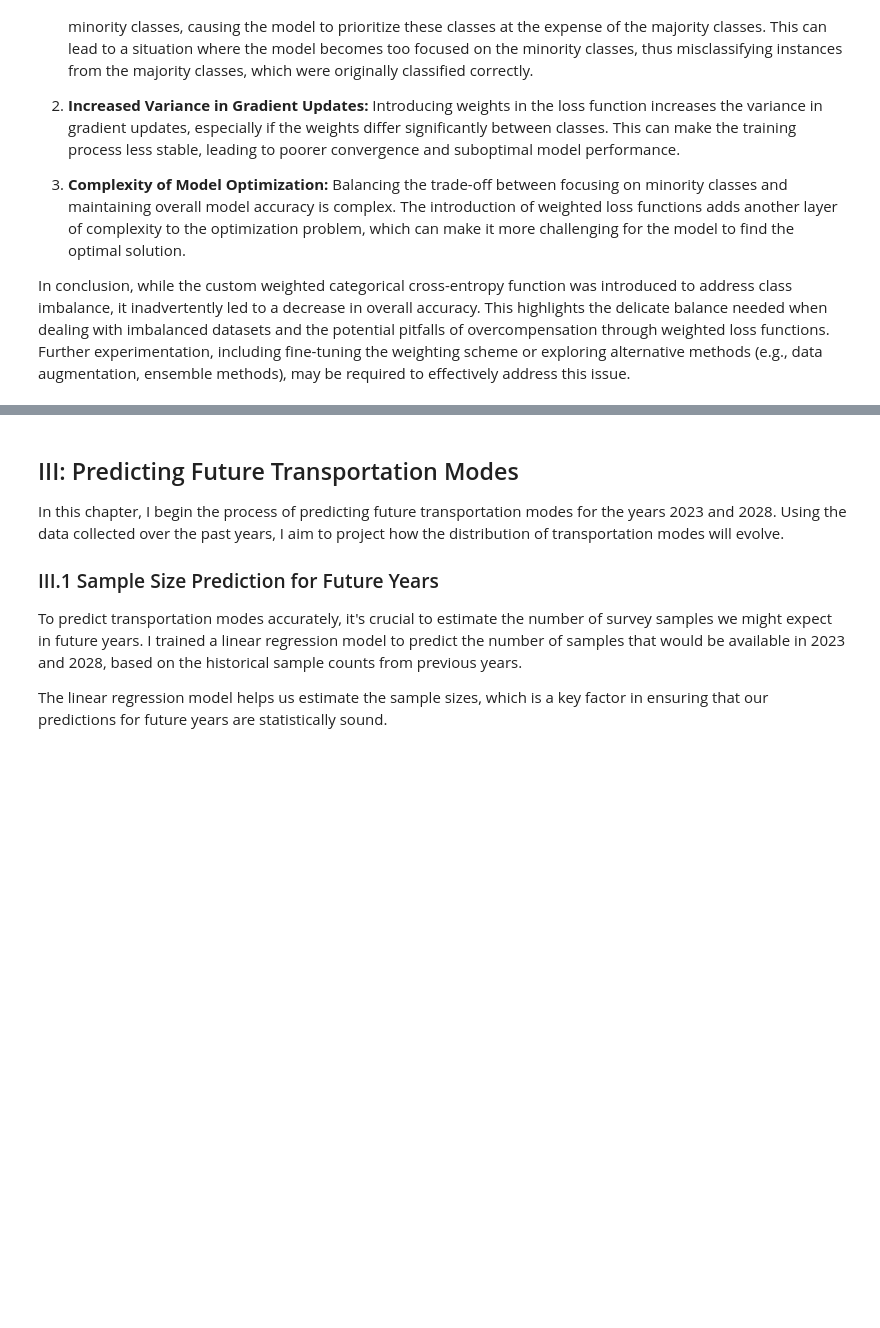
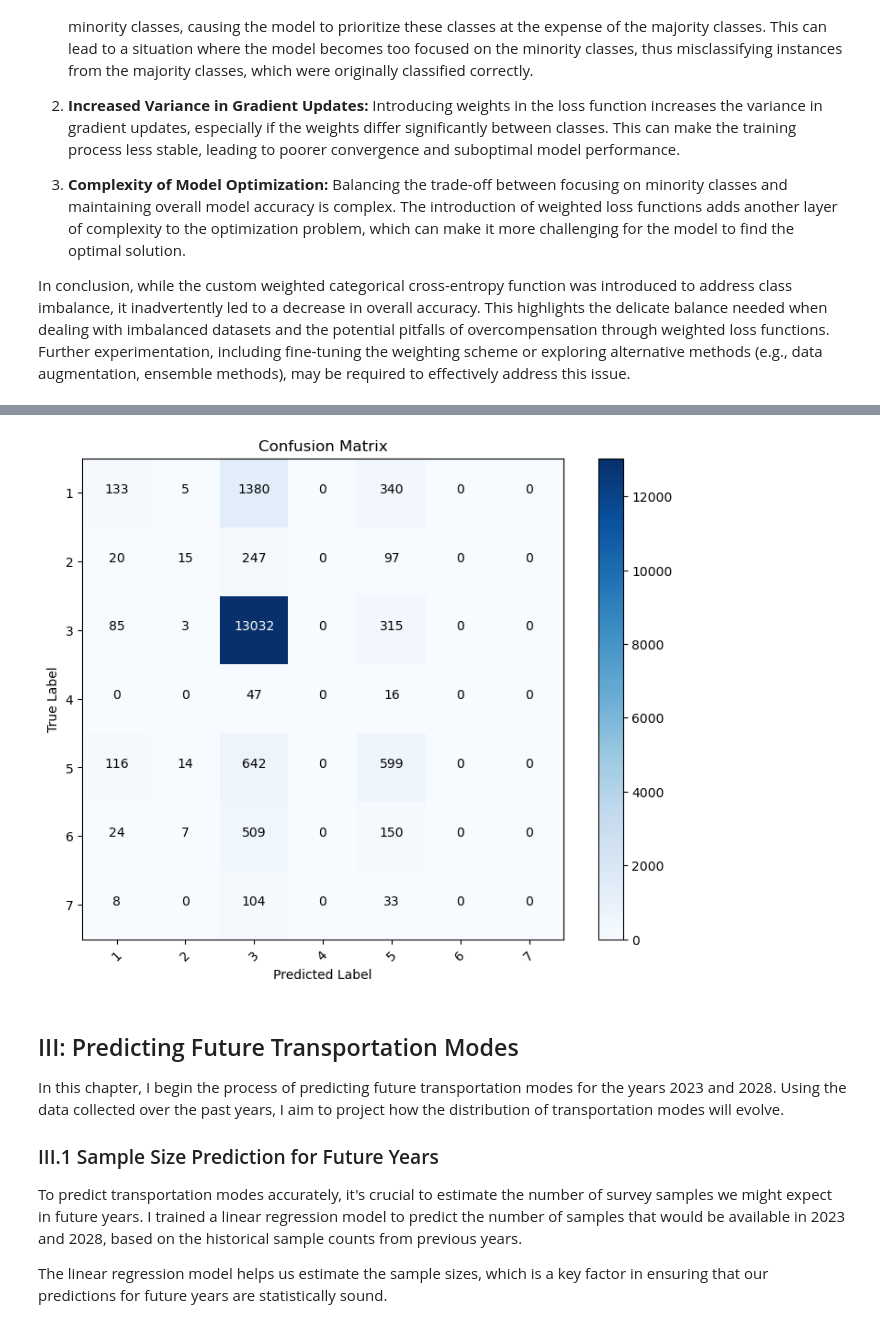
Before and after one commit to xiaolinliu0704/Study-of-UK-travel-pattern-1998-2018, a Jupyter notebook: Study_of_Transportation_Behavior_Patterns.ipynb, the cells around one changed output, grey strips where cells are left out. Cells and saved outputs as stored; diff of their text form; code cells hidden in the pictures; blank space fills up the shorter version.

```diff
--- a/Study_of_Transportation_Behavior_Patterns.ipynb
+++ b/Study_of_Transportation_Behavior_Patterns.ipynb
@@ -1972,3 +2103,42 @@ accuracy without weighted: 0.7519621849060059 accuracy with weighted: 0.75207626
+# %%
+# Function to plot a confusion matrix
+def plot_confusion_matrix(cm, classes, normalize=False, title='Confusion Matrix', cmap=plt.cm.Blues):
+    """
+    This function plots a confusion matrix with options for normalization and color mapping.
+
+    Parameters:
+    - cm: The confusion matrix to be plotted.
+    - classes: A list of class labels.
+    - normalize: Boolean flag to indicate whether to normalize the confusion matrix or not.
+    - title: Title of the confusion matrix plot.
+    - cmap: Color map for the plot.
+    """
+    plt.figure(figsize=(8, 6))
+    plt.imshow(cm, interpolation='nearest', cmap=cmap)
+    plt.title(title)
+    plt.colorbar()
+    tick_marks = np.arange(len(classes))
+    plt.xticks(tick_marks, classes, rotation=45)
+    plt.yticks(tick_marks, classes)
+
+    if normalize:
+        cm = cm.astype('float') / cm.sum(axis=1)[:, np.newaxis]
+
+    thresh = cm.max() / 2.
+    for i, j in itertools.product(range(cm.shape[0]), range(cm.shape[1])):
+        plt.text(j, i, f"{cm[i, j]:.2f}" if normalize else f"{cm[i, j]}",
+                 horizontalalignment="center",
+                 color="white" if cm[i, j] > thresh else "black")
+
+    plt.tight_layout()
+    plt.ylabel('True Label')
+    plt.xlabel('Predicted Label')
+    plt.show()
+
+# Plot the confusion matrix using the classification report
+plot_confusion_matrix(conf_matrix, classes=[str(i+1) for i in range(7)])
+# %% [output]
+[figure, added]
 # %% [markdown]
 ## III: Predicting Future Transportation Modes
 
```
Also changed, not shown: parts of 27 cells of this notebook.
